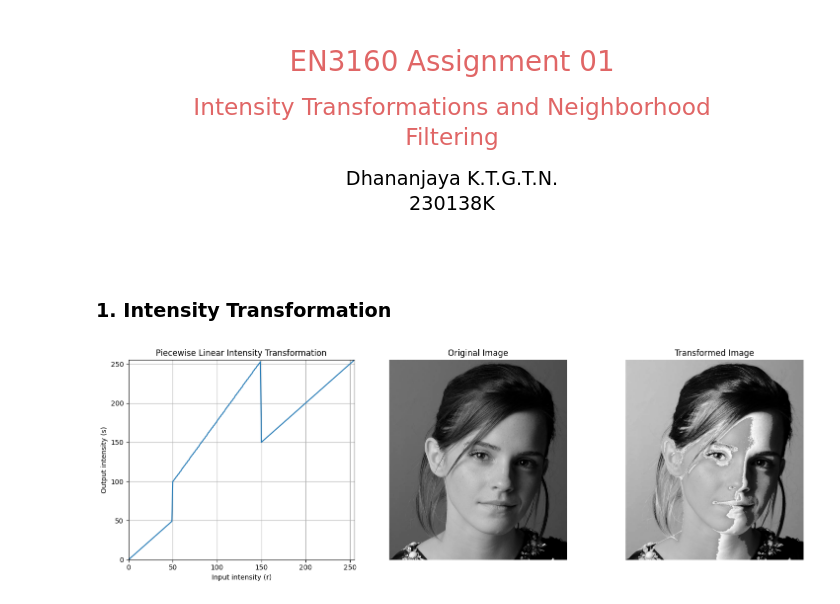
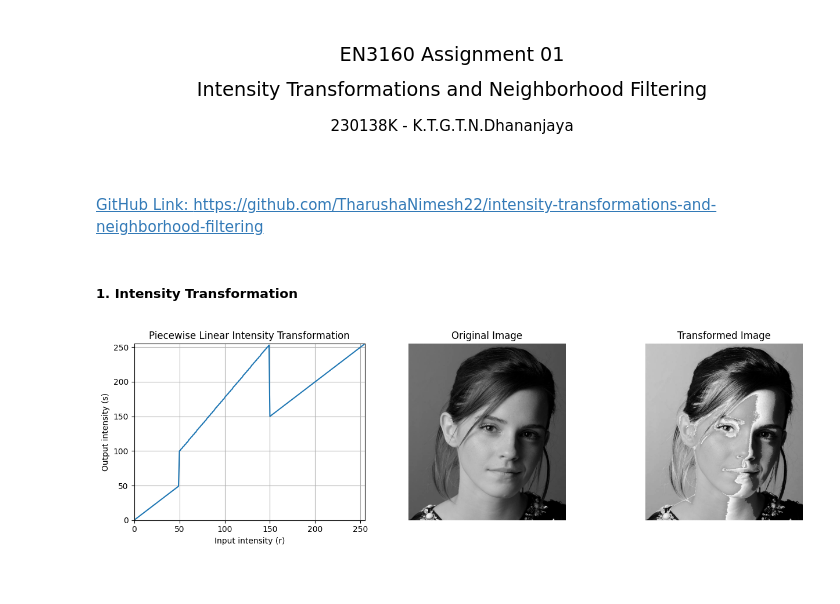
Before and after one commit to TharushaNimesh22/intensity-transformations-and-neighborhood-filtering, a Jupyter notebook: intensity_transformations_and_neighborhood_filtering.ipynb, the cells around one changed output. Drawn from its saved outputs; the diff is of its cells as text; code cells hidden in the pictures.

```diff
--- a/intensity_transformations_and_neighborhood_filtering.ipynb
+++ b/intensity_transformations_and_neighborhood_filtering.ipynb
@@ -1,21 +1,20 @@
 # %% [markdown]
 <div style="text-align: center;">
 
-<h1 style="color:#e06666; font-weight: normal; margin-bottom: 10px;">
+<!-- color:#e06666 -->
+<h3 style="font-weight: normal; margin-bottom: 10px;">
 EN3160 Assignment 01
-</h1>
+</h3>
 
-<h2 style="color:#e06666; font-weight: normal; line-height: 1.5; margin-top: 0;">
-Intensity Transformations and Neighborhood<br>
-Filtering
-</h2>
+<h3 style="font-weight: normal; line-height: 1.5; margin-top: 0;">
+Intensity Transformations and Neighborhood Filtering
+</h3>
 
 <!-- <br><br> -->
 
-<h3 style="font-family: 'Times New Roman', serif; font-weight: normal; margin-top: 0; line-height: 1.4;">
-Dhananjaya K.T.G.T.N.<br>
-230138K
-</h3>
+<h4 style="font-family: 'Times New Roman', serif; font-weight: normal; margin-top: 0; line-height: 1.4;">
+230138K  - K.T.G.T.N.Dhananjaya
+</h4>
 
 <br>
 <!-- <h4 style="font-family: 'Times New Roman', serif; font-weight: normal;">
@@ -23,67 +22,52 @@ September 4, 2026
 </h4> -->
 
 </div>
+# %% [markdown]
+<a href="https://github.com/TharushaNimesh22/intensity-transformations-and-neighborhood-filtering">GitHub Link: https://github.com/TharushaNimesh22/intensity-transformations-and-neighborhood-filtering </a>
 # %% [markdown]
-### 1. Intensity Transformation
+##### 1. Intensity Transformation
 # %%
 import cv2 as cv
 import numpy as np
 import matplotlib.pyplot as plt
 
 def intensity_transform(im, breakpoints):
     transformed = np.zeros_like(im, dtype=np.uint8)
-
     for i in range(len(breakpoints) - 1):
         x0, y0 = breakpoints[i]
         x1, y1 = breakpoints[i + 1]
-
         # Calculate the slope (m) and intercept (b) of the line segment
         if x1 - x0 != 0:
             m = (y1 - y0) / (x1 - x0)
             b = y0 - m * x0
         else:
-            m = 0
-            b = y0
-
+            m, b = 0, y0
         # Apply the linear transformation for the current segment
         mask = (im >= x0) & (im < x1)
         transformed[mask] = np.clip(m * im[mask] + b, 0, 255)
     return transformed.astype(np.uint8)
 
-
 # Read image using OpenCV
 im = cv.imread("images/emma.jpeg", cv.IMREAD_GRAYSCALE)
-
-# Define breakpoints
 breakpoints = np.array([[0, 0], [50, 50],[50, 100], [150, 255],[150, 150],
                         [255, 255],])
 transformed = intensity_transform(im, breakpoints)
-
 # Plot the transformation function
 r = np.arange(255)
 s = intensity_transform(r, breakpoints)
 
-plt.figure(figsize=(15, 5))
-# Plot 1: Transformation function
-plt.subplot(1, 3, 1)
-plt.plot(r, s)
-plt.xlabel("Input intensity (r)")
-plt.ylabel("Output intensity (s)")
-plt.title("Piecewise Linear Intensity Transformation")
-plt.xlim(0, 255)
-plt.ylim(0, 255)
-plt.grid()
-# Plot 2: Original image
-plt.subplot(1, 3, 2)
-plt.imshow(im, cmap="gray")
-plt.title("Original Image")
-plt.axis("off")
-# Plot 3: Transformed image
-plt.subplot(1, 3, 3)
-plt.imshow(transformed, cmap="gray")
-plt.title("Transformed Image")
-plt.axis("off")
+fig, axes = plt.subplots(1, 3, figsize=(13, 4))
+axes[0].plot(r, s)    # Transformation function
+axes[0].set(xlabel="Input intensity (r)", ylabel="Output intensity (s)",
+            title="Piecewise Linear Intensity Transformation", xlim=(0, 255), ylim=(0, 255))
+axes[0].grid()
+axes[1].imshow(im, cmap="gray")    # Original image
+axes[1].set_title("Original Image")
+axes[1].axis("off")
+axes[2].imshow(transformed, cmap="gray")  # Transformed image
+axes[2].set_title("Transformed Image")
+axes[2].axis("off")
 plt.tight_layout()
 plt.show()
 # %% [output]
-[figure, old version]
+[figure, new version]
```
Also changed, not shown: parts of 5 cells of this notebook.
